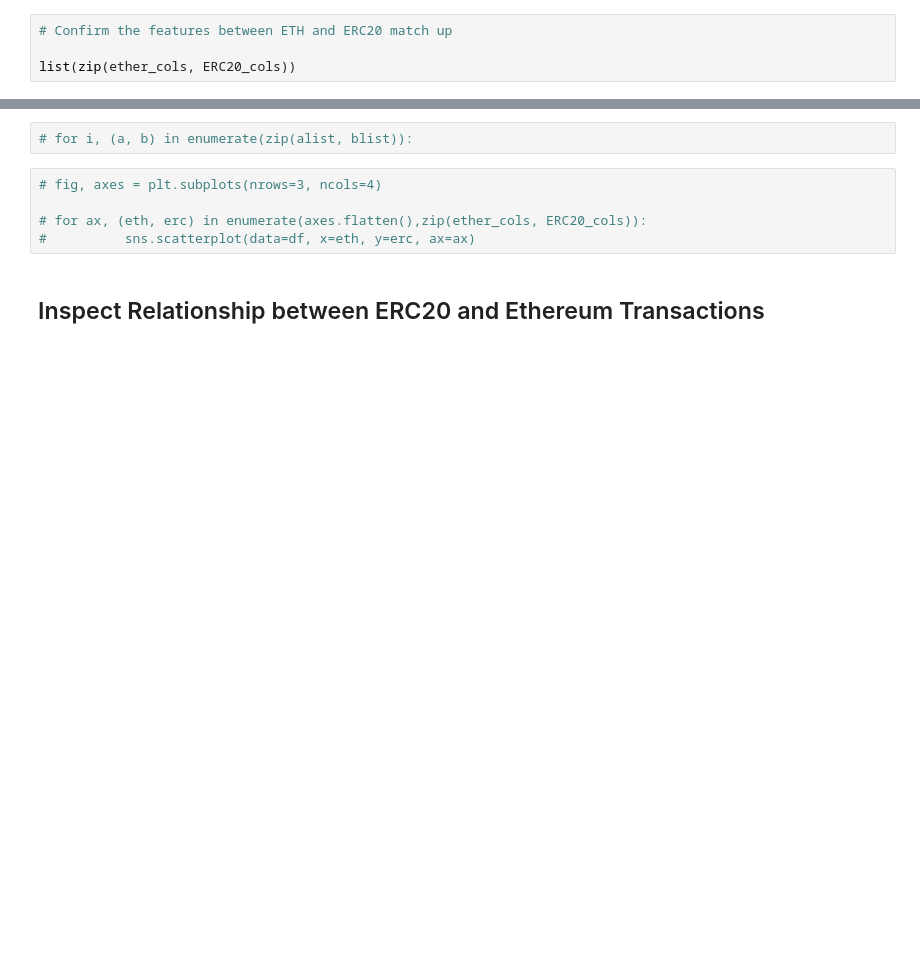
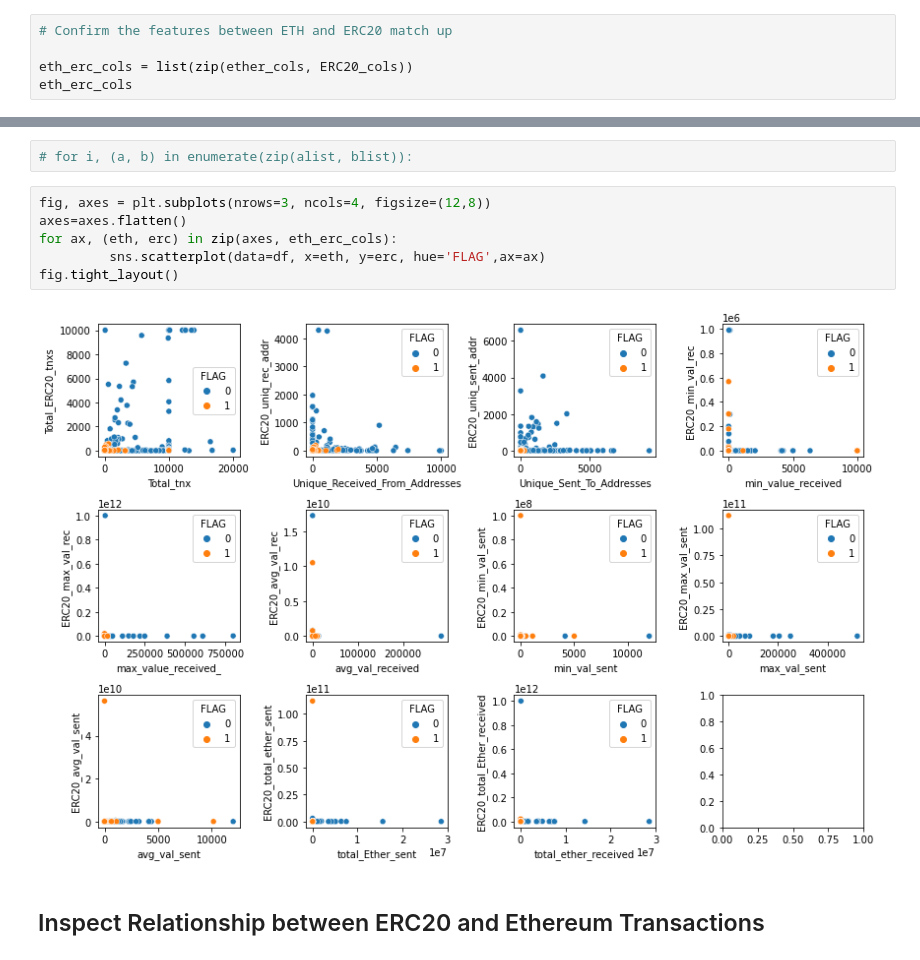
Before and after one commit to kuninethan95/OSEMN, a Jupyter notebook: index_OSEMN.ipynb, the cells around one changed output, grey strips where cells are left out. Drawn from its saved outputs; the diff is of its cells as text; blank space fills up the shorter version.

```diff
--- a/index_OSEMN.ipynb
+++ b/index_OSEMN.ipynb
@@ -1035,7 +1035,8 @@ ERC20_cols = ['Total_ERC20_tnxs', 'ERC20_uniq_rec_addr', 'ERC20_uniq_sent_addr',
 # %%
 # Confirm the features between ETH and ERC20 match up
 
-list(zip(ether_cols, ERC20_cols))
+eth_erc_cols = list(zip(ether_cols, ERC20_cols))
+eth_erc_cols
 # %% [output]
 [('Total_tnx', 'Total_ERC20_tnxs'),
  ('Unique_Received_From_Addresses', 'ERC20_uniq_rec_addr'),
@@ -1051,10 +1052,13 @@ list(zip(ether_cols, ERC20_cols))
 # %%
 # for i, (a, b) in enumerate(zip(alist, blist)):
 # %%
-# fig, axes = plt.subplots(nrows=3, ncols=4)
-
-# for ax, (eth, erc) in enumerate(axes.flatten(),zip(ether_cols, ERC20_cols)):
-#          sns.scatterplot(data=df, x=eth, y=erc, ax=ax)
+fig, axes = plt.subplots(nrows=3, ncols=4, figsize=(12,8))
+axes=axes.flatten()
+for ax, (eth, erc) in zip(axes, eth_erc_cols):
+         sns.scatterplot(data=df, x=eth, y=erc, hue='FLAG',ax=ax)
+fig.tight_layout()
+# %% [output]
+[figure, added]
 # %% [markdown]
 ## Inspect Relationship between ERC20 and Ethereum Transactions
 # %% [markdown]
```
Also changed, not shown: parts of 44 cells of this notebook, 1 other file.
